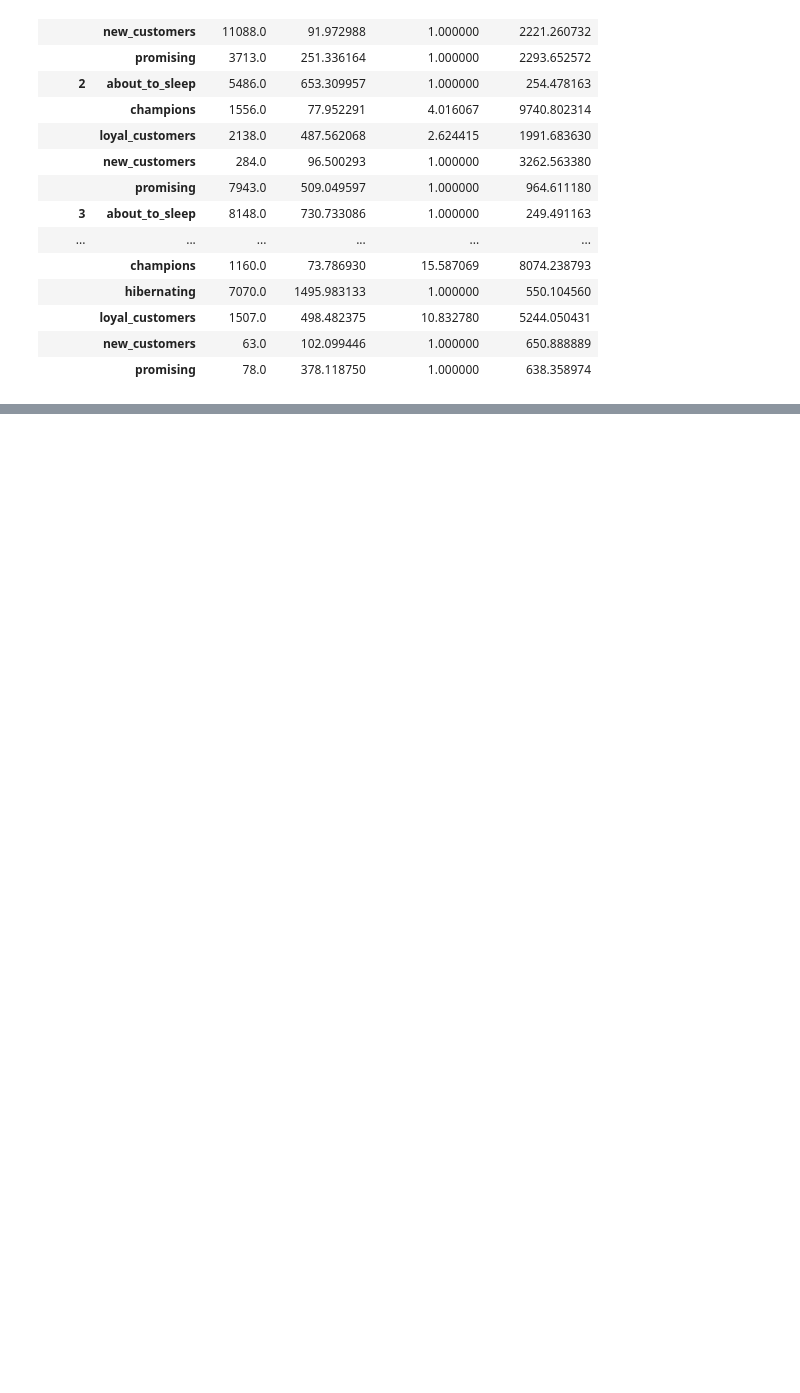
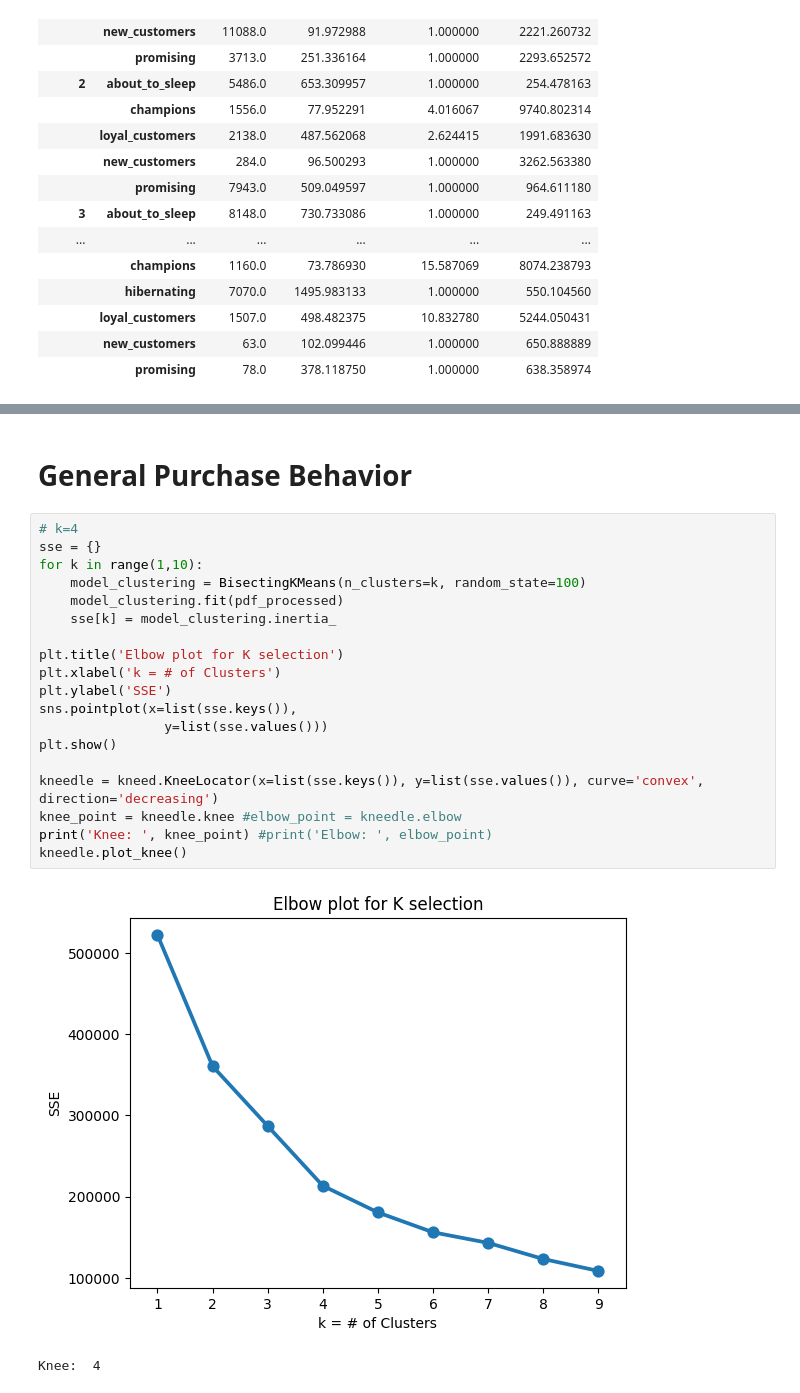
Before and after one commit to franciscogmm/scheduling-platform-segmentation, a Jupyter notebook: notebooks/segmentation_high_level.ipynb, the cells around one changed output, grey strips where cells are left out. Drawn from its saved outputs; the diff is of its cells as text; blank space fills up the shorter version.

```diff
--- a/notebooks/segmentation_high_level.ipynb
+++ b/notebooks/segmentation_high_level.ipynb
@@ -168,0 +260,24 @@ pdf_summary
+# %% [markdown]
+# General Purchase Behavior
+# %%
+# k=4
+sse = {}
+for k in range(1,10):
+    model_clustering = BisectingKMeans(n_clusters=k, random_state=100)
+    model_clustering.fit(pdf_processed)
+    sse[k] = model_clustering.inertia_
+
+plt.title('Elbow plot for K selection')
+plt.xlabel('k = # of Clusters')
+plt.ylabel('SSE')
+sns.pointplot(x=list(sse.keys()),
+                y=list(sse.values()))
+plt.show()
+
+kneedle = kneed.KneeLocator(x=list(sse.keys()), y=list(sse.values()), curve='convex', direction='decreasing')
+knee_point = kneedle.knee #elbow_point = kneedle.elbow
+print('Knee: ', knee_point) #print('Elbow: ', elbow_point)
+kneedle.plot_knee()
+# %% [output]
+[figure, added]
+Knee:  4
```
Also changed, not shown: parts of 23 cells of this notebook.
